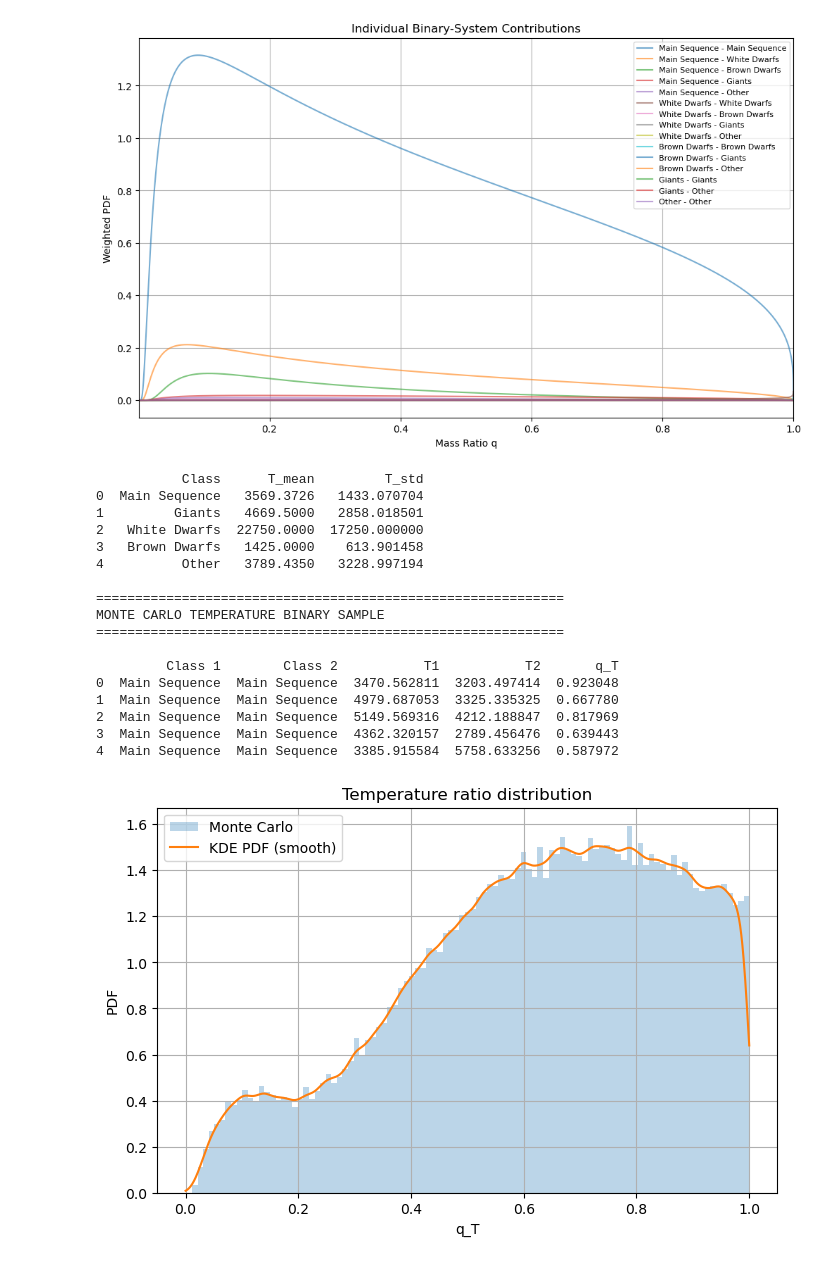
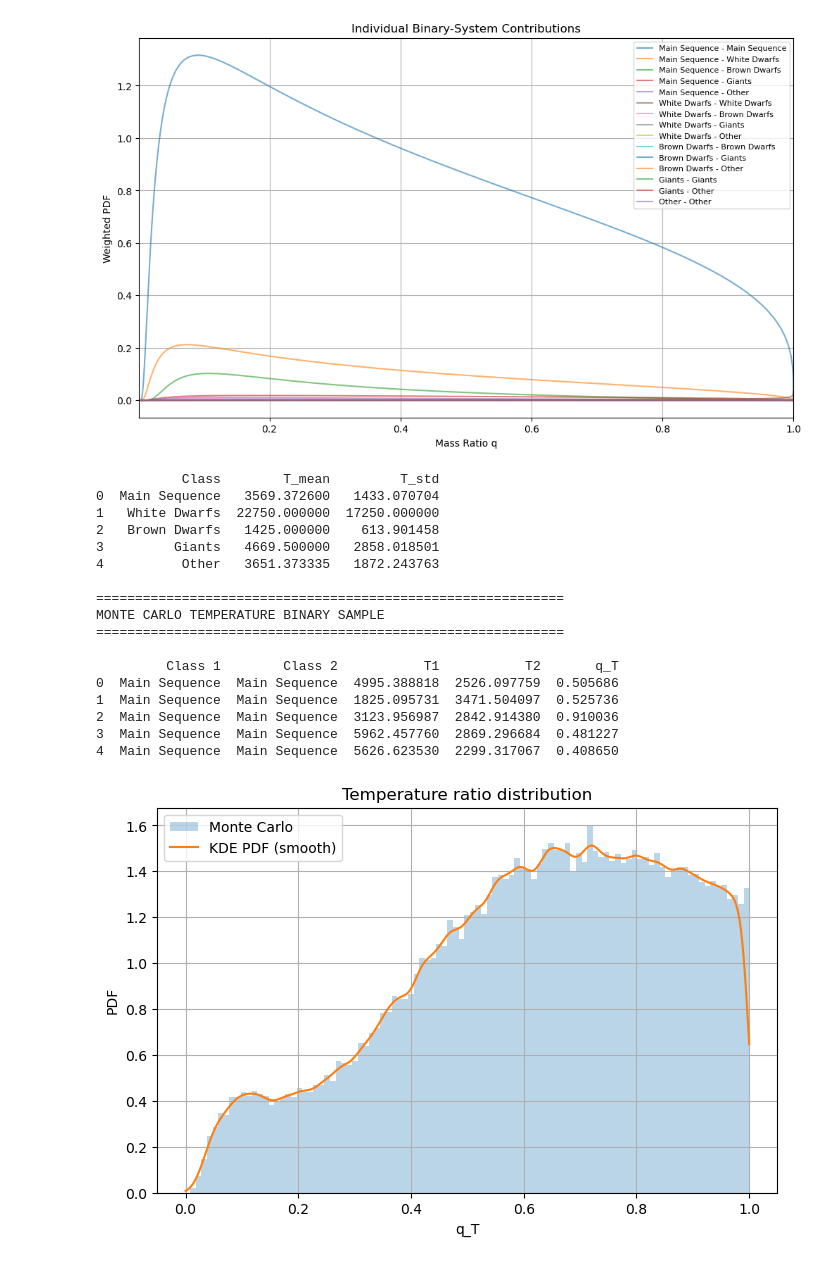
Before and after one commit to Eljameuter/Orbital-and-physical-parameter-distribution-of-Binary-Systems, a Jupyter notebook: Analysis-R.ipynb, the cells around one changed output. Saved outputs shown, nothing was run; the diff lists cells and outputs as text; code cells hidden in the pictures.

```diff
--- a/Analysis-R.ipynb
+++ b/Analysis-R.ipynb
@@ -2838,7 +2873,13 @@ other_spectral_probs = pd.DataFrame({
     "probability": [0.00000003, 0.0052, 0.0061, 0.03, 0.076, 0.12, 0.7627, 0.0000001, 0.0000001, 0.0000001]
 })
 
-
+class_probability_tables = {
+    "Main Sequence": main_seq_spectral_probs,
+    "White Dwarfs": wd_spectral_probs,
+    "Brown Dwarfs": bd_spectral_probs,
+    "Giants": giant_spectral_probs,
+    "Other": other_spectral_probs
+}
 
 teff_lookup = df_teff.set_index("spectral_type")[["T_gem", "T_std"]]
 
@@ -2883,7 +2924,7 @@ stellar_class_probs = {
 
 results = []
 
-for cls, dfp in classes.items():
+for cls, dfp in class_probability_tables.items():
     mean, std = compute_class_teff_stats(dfp)
 
     results.append({
@@ -2980,45 +3021,45 @@ bin_centers_T = 0.5 * (bin_edges_T[:-1] + bin_edges_T[1:])
 pdf_qT = pd.DataFrame({
     "q_T": bin_centers_T,
     "PDF": hist_T
 })
 
 from scipy.stats import gaussian_kde
 
 kde_T = gaussian_kde(qT_values, bw_method=0.05)
 
 qT_grid = np.linspace(0.0, 1.0, 1000)
 pdf_T_smooth = kde_T(qT_grid)
 
 plt.figure(figsize=(8,5))
 
 plt.hist(qT_values, bins=100, density=True, alpha=0.3, label="Monte Carlo")
 plt.plot(qT_grid, pdf_T_smooth, label="KDE PDF (smooth)")
 
 plt.xlabel("q_T")
 plt.ylabel("PDF")
 plt.title("Temperature ratio distribution")
 plt.legend()
 plt.grid()
 plt.show()
 # %% [output]
-           Class      T_mean         T_std
-0  Main Sequence   3569.3726   1433.070704
-1         Giants   4669.5000   2858.018501
-2   White Dwarfs  22750.0000  17250.000000
-3   Brown Dwarfs   1425.0000    613.901458
-4          Other   3789.4350   3228.997194
+           Class        T_mean         T_std
+0  Main Sequence   3569.372600   1433.070704
+1   White Dwarfs  22750.000000  17250.000000
+2   Brown Dwarfs   1425.000000    613.901458
+3         Giants   4669.500000   2858.018501
+4          Other   3651.373335   1872.243763
 
 ============================================================
 MONTE CARLO TEMPERATURE BINARY SAMPLE
 ============================================================
 
          Class 1        Class 2           T1           T2       q_T
-0  Main Sequence  Main Sequence  3470.562811  3203.497414  0.923048
-1  Main Sequence  Main Sequence  4979.687053  3325.335325  0.667780
-2  Main Sequence  Main Sequence  5149.569316  4212.188847  0.817969
-3  Main Sequence  Main Sequence  4362.320157  2789.456476  0.639443
-4  Main Sequence  Main Sequence  3385.915584  5758.633256  0.587972
+0  Main Sequence  Main Sequence  4995.388818  2526.097759  0.505686
+1  Main Sequence  Main Sequence  1825.095731  3471.504097  0.525736
+2  Main Sequence  Main Sequence  3123.956987  2842.914380  0.910036
+3  Main Sequence  Main Sequence  5962.457760  2869.296684  0.481227
+4  Main Sequence  Main Sequence  5626.623530  2299.317067  0.408650
-[figure, old version]
+[figure, new version]
 # %%
 # ============================================================
 # q_R Monte Carlo pipeline (FIXED VERSION - stable & physical)
```
Also changed, not shown: parts of 5 cells of this notebook, 4 other files.
